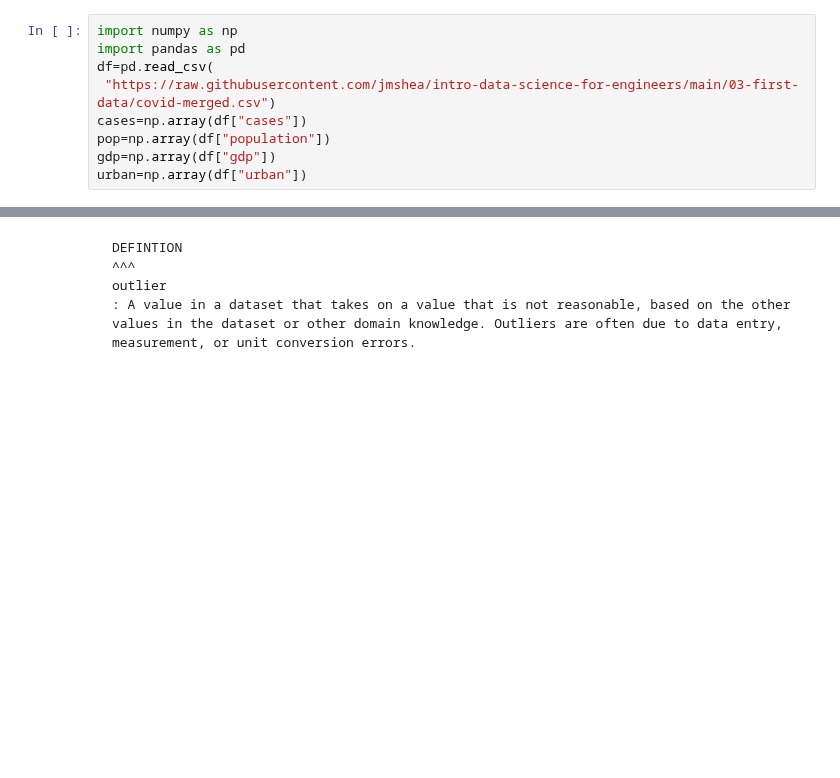
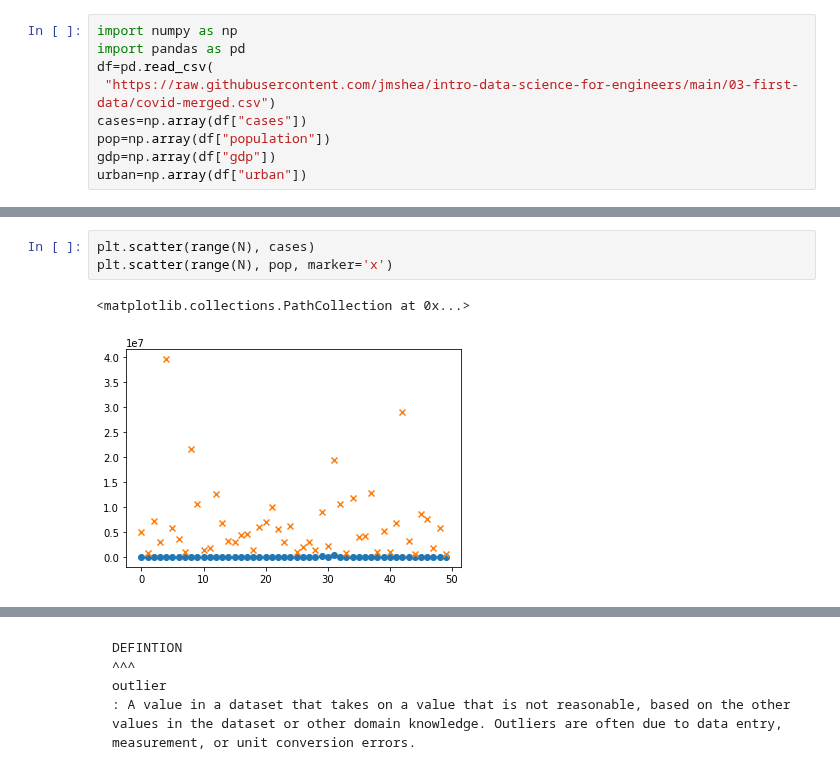
Before and after one commit to tangchen/Foundations-of-Data-Science-with-Python, a Jupyter notebook: _sources/03-first-data/visualization.ipynb, the cells around one changed output, grey strips where cells are left out. Drawn from its saved outputs; the diff is of its cells as text; blank space fills up the shorter version.

```diff
--- a/_sources/03-first-data/visualization.ipynb
+++ b/_sources/03-first-data/visualization.ipynb
@@ -37,0 +75,6 @@ cases_pp=cases/pop
+# %%
+plt.scatter(range(N), cases)
+plt.scatter(range(N), pop, marker='x')
+# %% [output]
+<matplotlib.collections.PathCollection at 0x...>
+[figure, added]
```
Also changed, not shown: parts of 86 cells of this notebook, 43 other files.
